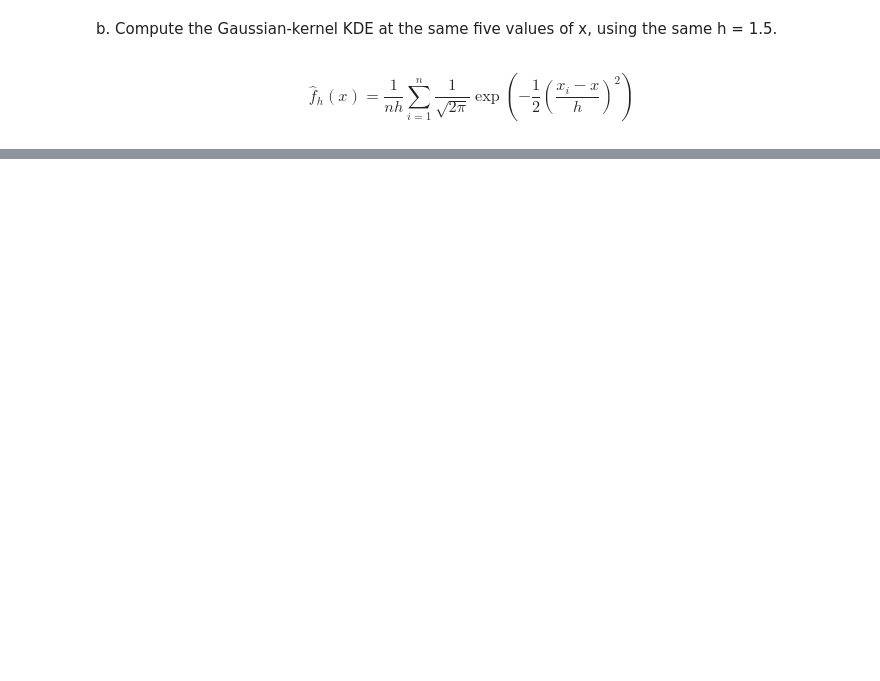
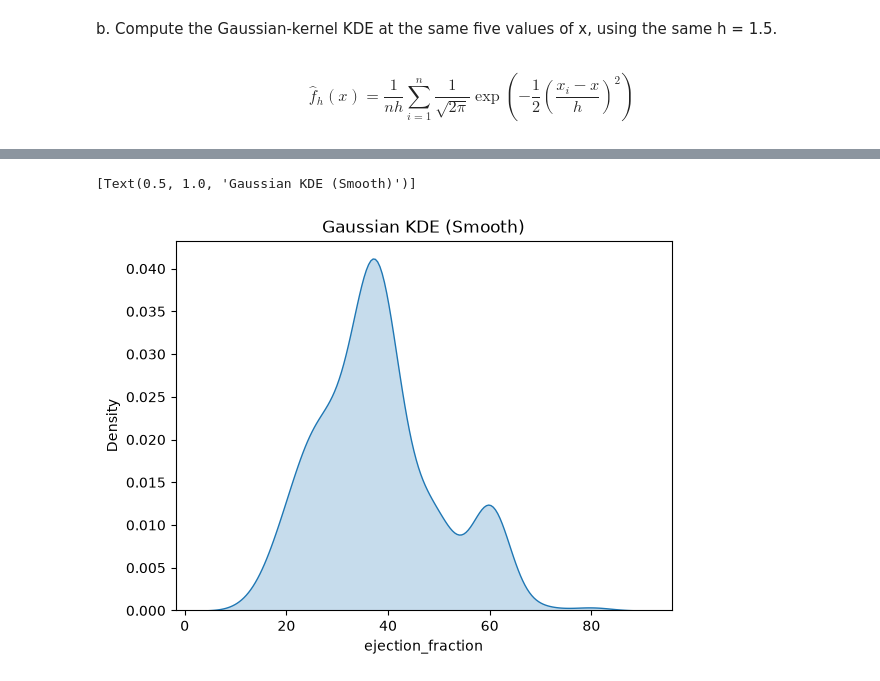
Before and after one commit to kaitlynNMcFadden/uu_kde, a Jupyter notebook: homework_problems.ipynb, the cells around one changed output, grey strips where cells are left out. Drawn from its saved outputs; the diff is of its cells as text; code cells hidden in the pictures; blank space fills up the shorter version.

```diff
--- a/homework_problems.ipynb
+++ b/homework_problems.ipynb
@@ -253,0 +319,5 @@ sns.kdeplot( data = data, fill = True).set(title='Gaussian KDE (Smooth)')
+# %%
+sns.kdeplot( data = data, x = 'ejection_fraction', fill = True).set(title='Gaussian KDE (Smooth)')
+# %% [output]
+[Text(0.5, 1.0, 'Gaussian KDE (Smooth)')]
+[figure, added]
```
Also changed, not shown: parts of 14 cells of this notebook.
